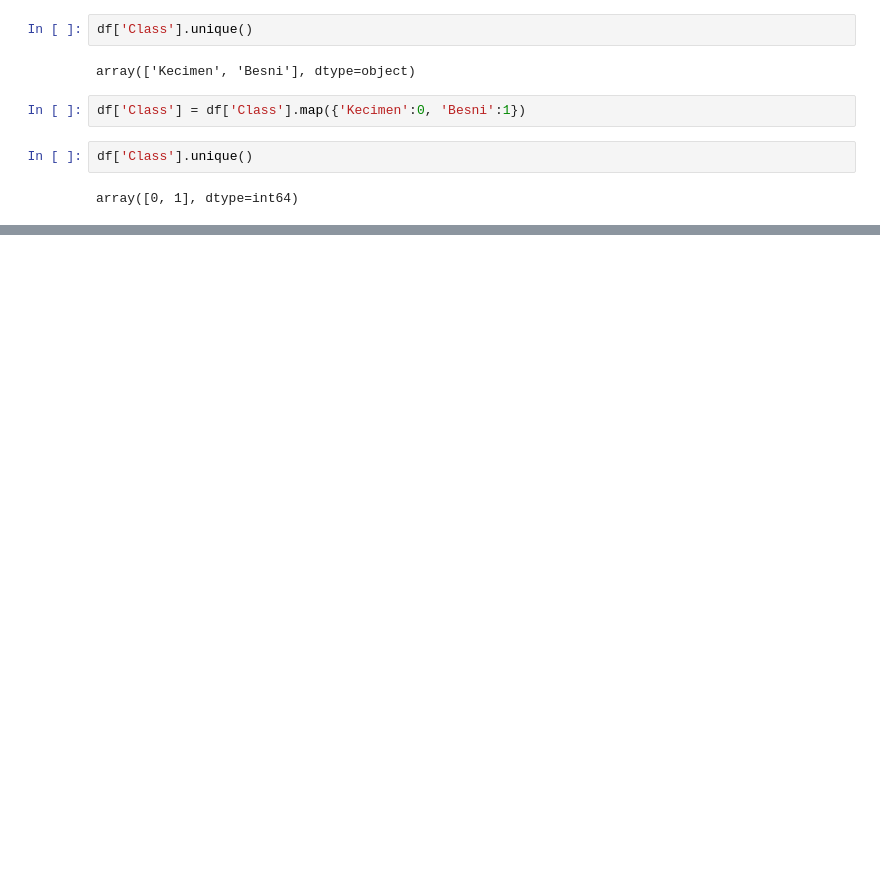
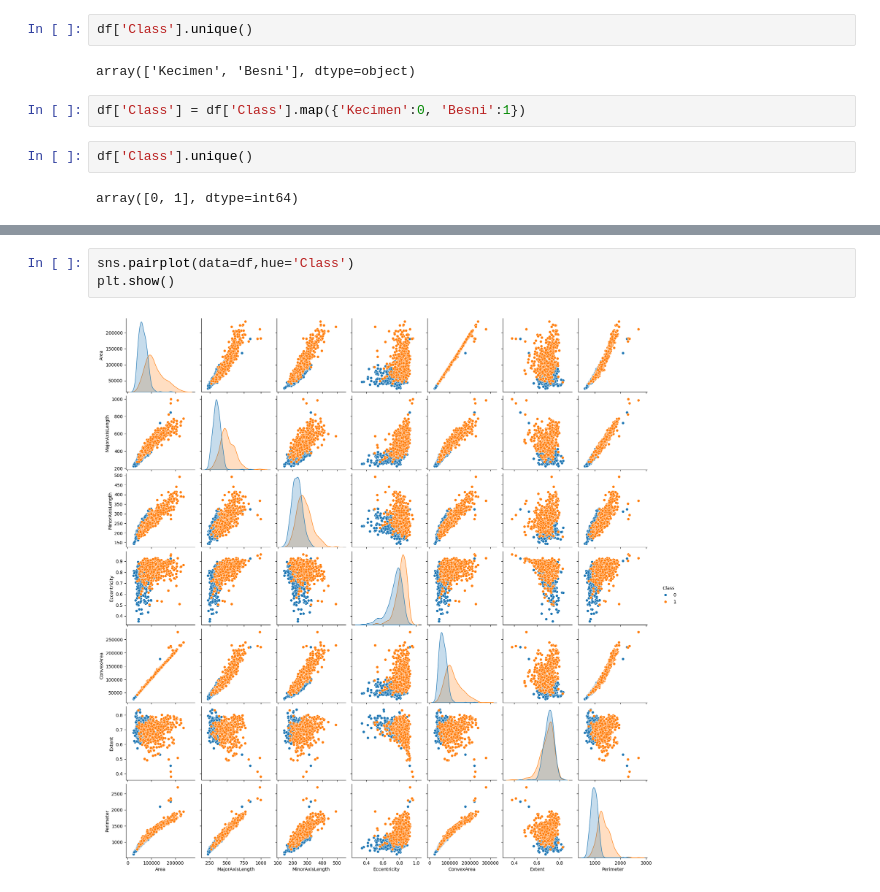
Before and after one commit to neerajprasad209/Ensamble_Techniques, a Jupyter notebook: RandomForest_raisen.ipynb, the cells around one changed output, grey strips where cells are left out. Saved outputs shown, nothing was run; the diff lists cells and outputs as text; blank space fills up the shorter version.

```diff
--- a/RandomForest_raisen.ipynb
+++ b/RandomForest_raisen.ipynb
@@ -38,0 +96,5 @@ array([0, 1], dtype=int64)
+# %%
+sns.pairplot(data=df,hue='Class')
+plt.show()
+# %% [output]
+[figure, added]
```
Also changed, not shown: parts of 33 cells of this notebook.
